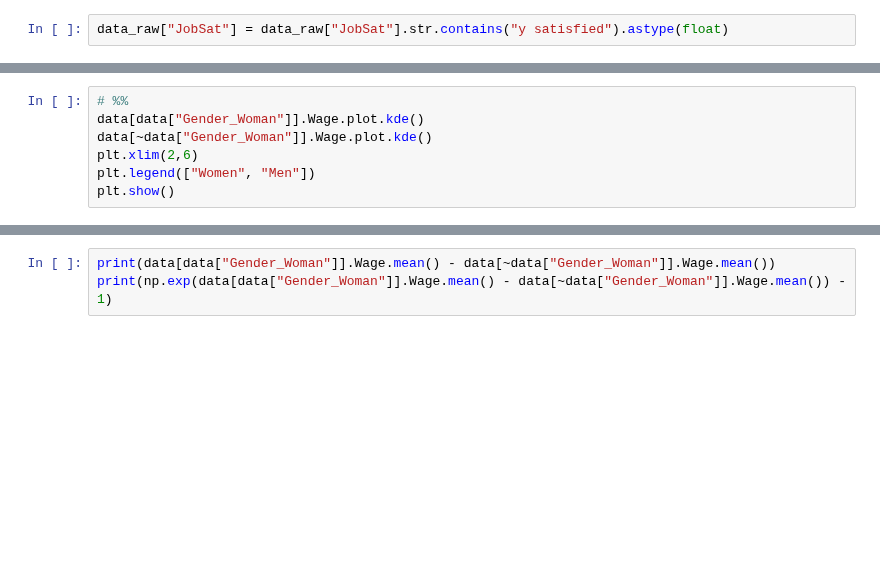
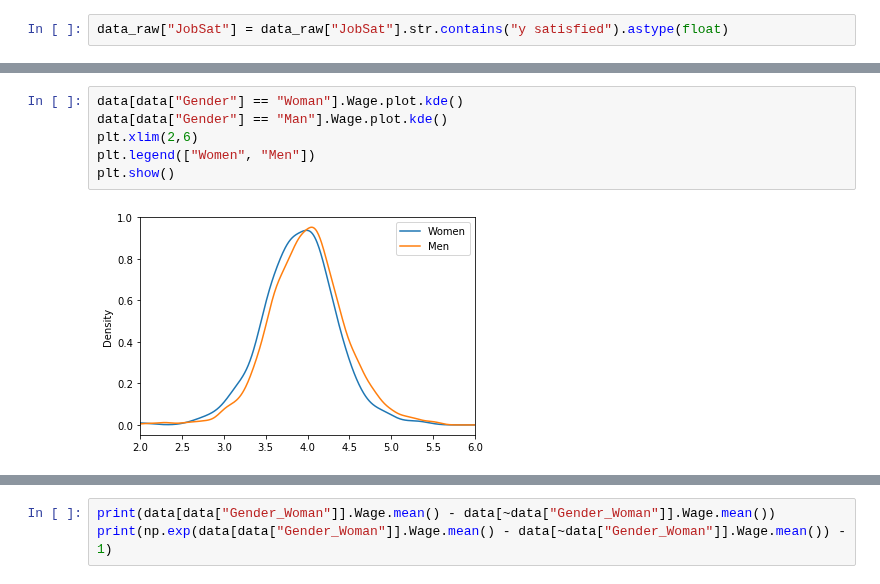
Before and after one commit to whoisnnamdi/black-dev-2020, a Jupyter notebook: code/notebook.ipynb, the cells around one changed output, grey strips where cells are left out. Cells and saved outputs as stored; diff of their text form; blank space fills up the shorter version.

```diff
--- a/code/notebook.ipynb
+++ b/code/notebook.ipynb
@@ -92,8 +95,9 @@ print(np.exp(data[data["Ethnicity"].str.contains("Black")].Wage.mean() - data[da
 # %%
-# %%
-data[data["Gender_Woman"]].Wage.plot.kde()
-data[~data["Gender_Woman"]].Wage.plot.kde()
+data[data["Gender"] == "Woman"].Wage.plot.kde()
+data[data["Gender"] == "Man"].Wage.plot.kde()
 plt.xlim(2,6)
 plt.legend(["Women", "Men"])
 plt.show()
+# %% [output]
+[figure, added]
 # %%
```
Also changed, not shown: parts of 12 cells of this notebook.
